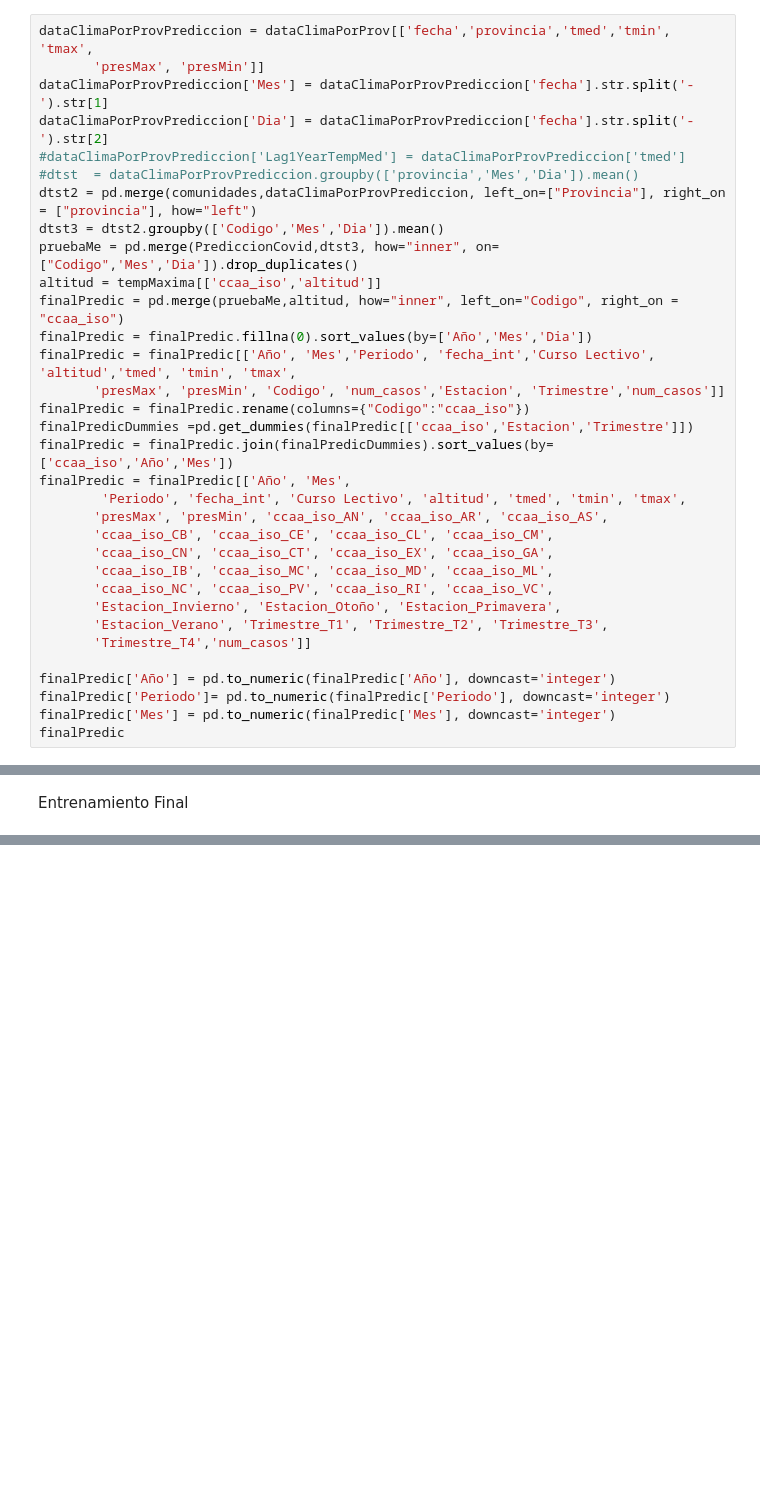
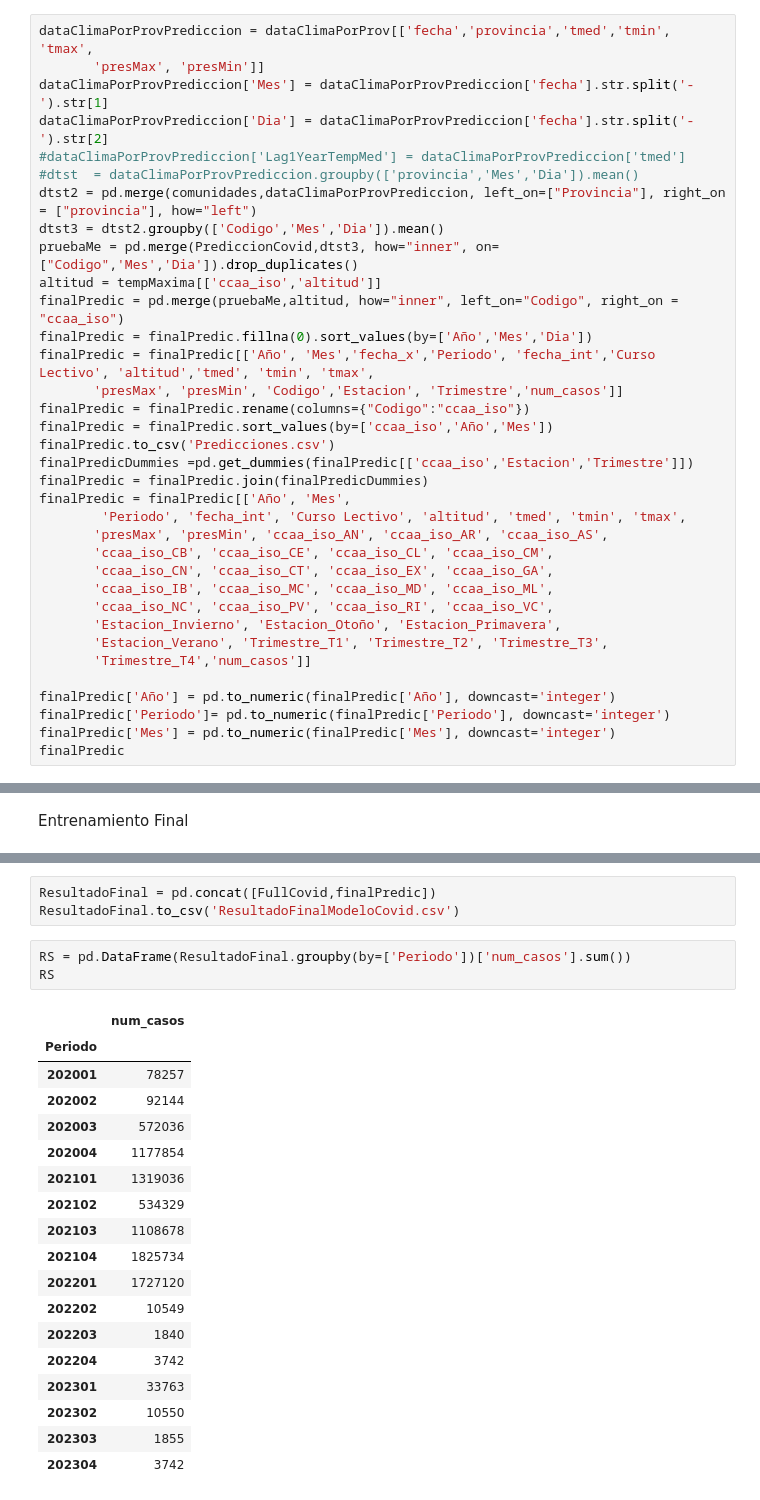
Before and after one commit to huezodaniel/TFM, a Jupyter notebook: ModeloCovid.ipynb, the cells around one changed output, grey strips where cells are left out. Cells and saved outputs as stored; diff of their text form; blank space fills up the shorter version.

```diff
--- a/ModeloCovid.ipynb
+++ b/ModeloCovid.ipynb
@@ -281,11 +281,13 @@ pruebaMe = pd.merge(PrediccionCovid,dtst3, how="inner", on=["Codigo",'Mes','Dia'
 altitud = tempMaxima[['ccaa_iso','altitud']]
 finalPredic = pd.merge(pruebaMe,altitud, how="inner", left_on="Codigo", right_on = "ccaa_iso")
 finalPredic = finalPredic.fillna(0).sort_values(by=['Año','Mes','Dia'])
-finalPredic = finalPredic[['Año', 'Mes','Periodo', 'fecha_int','Curso Lectivo', 'altitud','tmed', 'tmin', 'tmax',
-       'presMax', 'presMin', 'Codigo', 'num_casos','Estacion', 'Trimestre','num_casos']]
+finalPredic = finalPredic[['Año', 'Mes','fecha_x','Periodo', 'fecha_int','Curso Lectivo', 'altitud','tmed', 'tmin', 'tmax',
+       'presMax', 'presMin', 'Codigo','Estacion', 'Trimestre','num_casos']]
 finalPredic = finalPredic.rename(columns={"Codigo":"ccaa_iso"})
+finalPredic = finalPredic.sort_values(by=['ccaa_iso','Año','Mes'])
+finalPredic.to_csv('Predicciones.csv')
 finalPredicDummies =pd.get_dummies(finalPredic[['ccaa_iso','Estacion','Trimestre']])
-finalPredic = finalPredic.join(finalPredicDummies).sort_values(by=['ccaa_iso','Año','Mes'])
+finalPredic = finalPredic.join(finalPredicDummies)
 finalPredic = finalPredic[['Año', 'Mes',
         'Periodo', 'fecha_int', 'Curso Lectivo', 'altitud', 'tmed', 'tmin', 'tmax',
        'presMax', 'presMin', 'ccaa_iso_AN', 'ccaa_iso_AR', 'ccaa_iso_AS',
@@ -446,0 +442,25 @@ finalPredic
+# %%
+ResultadoFinal = pd.concat([FullCovid,finalPredic])
+ResultadoFinal.to_csv('ResultadoFinalModeloCovid.csv')
+# %%
+RS = pd.DataFrame(ResultadoFinal.groupby(by=['Periodo'])['num_casos'].sum())
+RS
+# %% [output]
+|  | num_casos |
+| Periodo |  |
+| 202001 | 78257 |
+| 202002 | 92144 |
+| 202003 | 572036 |
+| 202004 | 1177854 |
+| 202101 | 1319036 |
+| 202102 | 534329 |
+| 202103 | 1108678 |
+| 202104 | 1825734 |
+| 202201 | 1727120 |
+| 202202 | 10549 |
+| 202203 | 1840 |
+| 202204 | 3742 |
+| 202301 | 33763 |
+| 202302 | 10550 |
+| 202303 | 1855 |
+| 202304 | 3742 |
```
Also changed, not shown: parts of 7 cells of this notebook, 1 other file.
